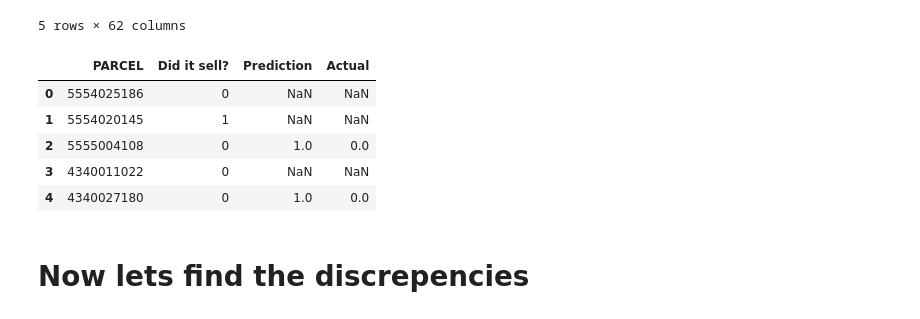
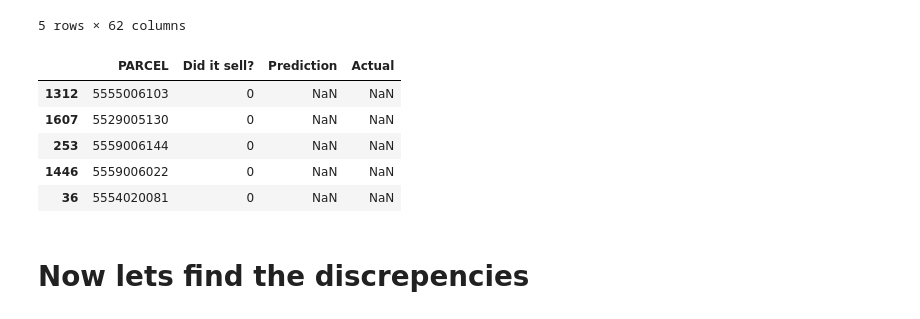
Before and after one commit to mhorstman/Final_Project_Team_1, a Jupyter notebook: Neighborhood_Supervised_Learning/West_Hollywood_Supervised_Learning.ipynb, the cells around one changed output. Cells and saved outputs as stored; diff of their text form; code cells hidden in the pictures.

```diff
--- a/Neighborhood_Supervised_Learning/West_Hollywood_Supervised_Learning.ipynb
+++ b/Neighborhood_Supervised_Learning/West_Hollywood_Supervised_Learning.ipynb
@@ -637,14 +637,14 @@ West_Hollywood_Results_Condos_df.head()
 5 rows × 62 columns
 # %%
 West_Hollywood_Results_Condos_df = pd.DataFrame(West_Hollywood_Results_Condos_df, columns = ['PARCEL', 'Did it sell?', 'Prediction', 'Actual'])
-West_Hollywood_Results_Condos_df.head()
+West_Hollywood_Results_Condos_df.sample(5)
 # %% [output]
 |  | PARCEL | Did it sell? | Prediction | Actual |
-| 0 | 5554025186 | 0 | NaN | NaN |
-| 1 | 5554020145 | 1 | NaN | NaN |
-| 2 | 5555004108 | 0 | 1.0 | 0.0 |
-| 3 | 4340011022 | 0 | NaN | NaN |
-| 4 | 4340027180 | 0 | 1.0 | 0.0 |
+| 1312 | 5555006103 | 0 | NaN | NaN |
+| 1607 | 5529005130 | 0 | NaN | NaN |
+| 253 | 5559006144 | 0 | NaN | NaN |
+| 1446 | 5559006022 | 0 | NaN | NaN |
+| 36 | 5554020081 | 0 | NaN | NaN |
 # %%
 West_Hollywood_Results_Condos_df.to_csv('West_Hollywood_Results_Condos.csv')
 # %% [markdown]
```
Also changed, not shown: parts of 26 cells of this notebook, 4 other files.
